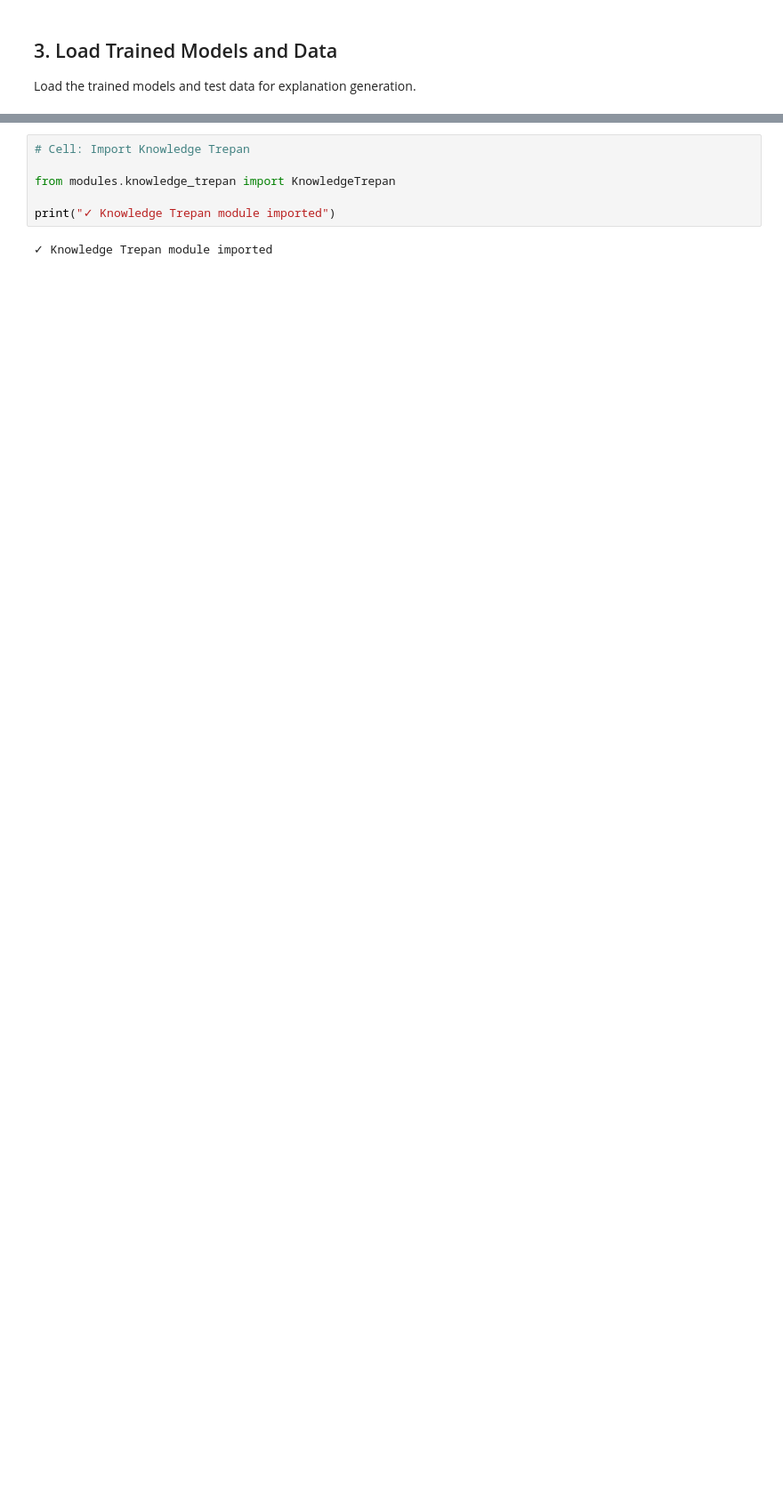
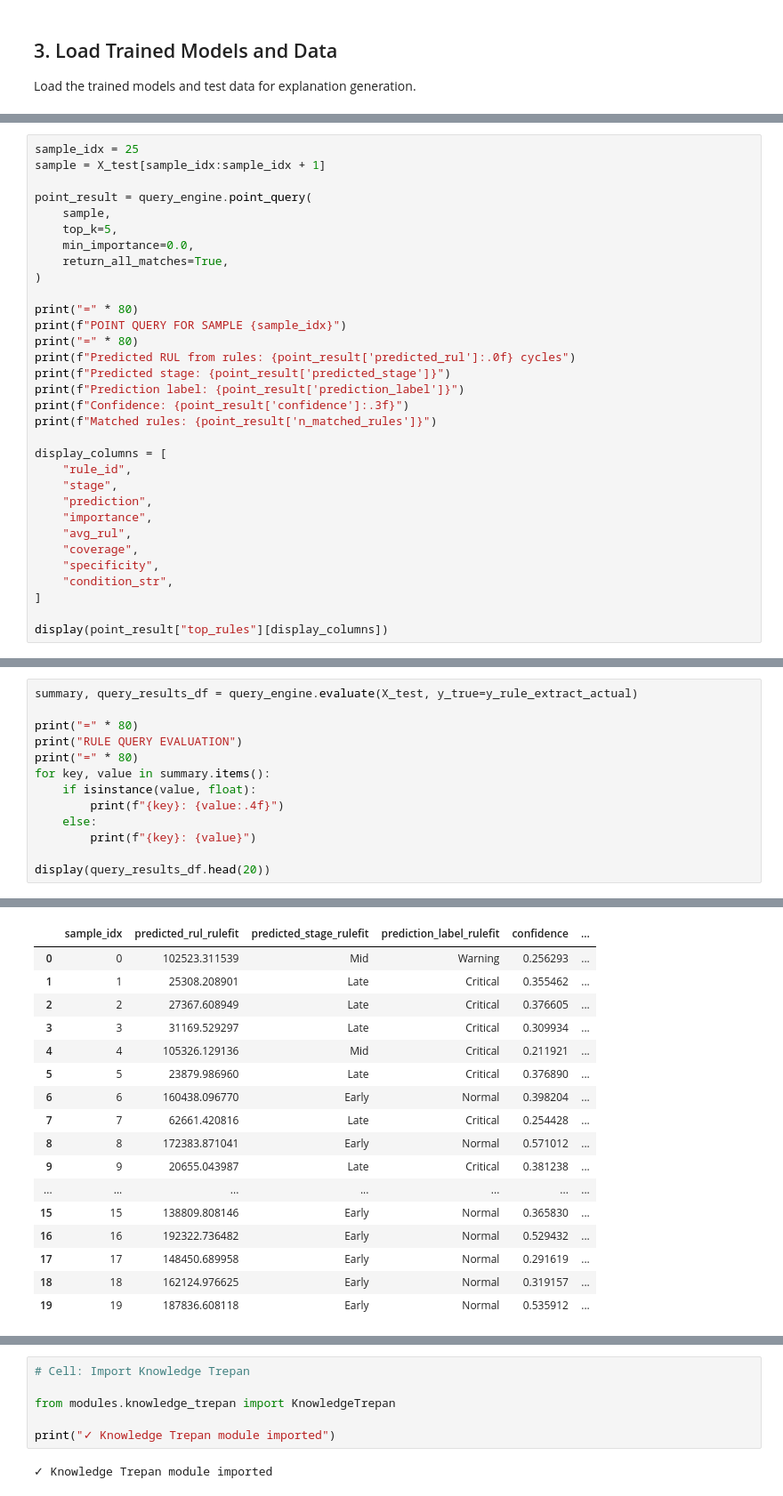
Before and after one commit to XAI-IITG/CFRP_Composit_Materials_Analysis, a Jupyter notebook: notebooks/kg_xai_system.ipynb, the cells around one changed output, grey strips where cells are left out. Shown at 89% size. Cells and saved outputs as stored; diff of their text form; blank space fills up the shorter version.

Commit message:
implement querying

```diff
--- a/notebooks/kg_xai_system.ipynb
+++ b/notebooks/kg_xai_system.ipynb
@@ -372,0 +642,32 @@ print("✓ RuleFit module imported")
+# %%
+sample_idx = 25
+sample = X_test[sample_idx:sample_idx + 1]
+
+point_result = query_engine.point_query(
+    sample,
+    top_k=5,
+    min_importance=0.0,
+    return_all_matches=True,
+)
+
+print("=" * 80)
+print(f"POINT QUERY FOR SAMPLE {sample_idx}")
+print("=" * 80)
+print(f"Predicted RUL from rules: {point_result['predicted_rul']:.0f} cycles")
+print(f"Predicted stage: {point_result['predicted_stage']}")
+print(f"Prediction label: {point_result['prediction_label']}")
+print(f"Confidence: {point_result['confidence']:.3f}")
+print(f"Matched rules: {point_result['n_matched_rules']}")
+
+display_columns = [
+    "rule_id",
+    "stage",
+    "prediction",
+    "importance",
+    "avg_rul",
+    "coverage",
+    "specificity",
+    "condition_str",
+]
+
+display(point_result["top_rules"][display_columns])
@@ -372,0 +1040,14 @@ print("✓ RuleFit module imported")
+# %%
+summary, query_results_df = query_engine.evaluate(X_test, y_true=y_rule_extract_actual)
+
+print("=" * 80)
+print("RULE QUERY EVALUATION")
+print("=" * 80)
+for key, value in summary.items():
+    if isinstance(value, float):
+        print(f"{key}: {value:.4f}")
+    else:
+        print(f"{key}: {value}")
+
+display(query_results_df.head(20))
+# %% [output]
@@ -372,0 +1062,17 @@ print("✓ RuleFit module imported")
+|  | sample_idx | predicted_rul_rulefit | predicted_stage_rulefit | prediction_label_rulefit | confidence | ... |
+| 0 | 0 | 102523.311539 | Mid | Warning | 0.256293 | ... |
+| 1 | 1 | 25308.208901 | Late | Critical | 0.355462 | ... |
+| 2 | 2 | 27367.608949 | Late | Critical | 0.376605 | ... |
+| 3 | 3 | 31169.529297 | Late | Critical | 0.309934 | ... |
+| 4 | 4 | 105326.129136 | Mid | Critical | 0.211921 | ... |
+| 5 | 5 | 23879.986960 | Late | Critical | 0.376890 | ... |
+| 6 | 6 | 160438.096770 | Early | Normal | 0.398204 | ... |
+| 7 | 7 | 62661.420816 | Late | Critical | 0.254428 | ... |
+| 8 | 8 | 172383.871041 | Early | Normal | 0.571012 | ... |
+| 9 | 9 | 20655.043987 | Late | Critical | 0.381238 | ... |
+| ... | ... | ... | ... | ... | ... | ... |
+| 15 | 15 | 138809.808146 | Early | Normal | 0.365830 | ... |
+| 16 | 16 | 192322.736482 | Early | Normal | 0.529432 | ... |
+| 17 | 17 | 148450.689958 | Early | Normal | 0.291619 | ... |
+| 18 | 18 | 162124.976625 | Early | Normal | 0.319157 | ... |
+| 19 | 19 | 187836.608118 | Early | Normal | 0.535912 | ... |
```
Also changed, not shown: parts of 33 cells of this notebook, 8 other files.
